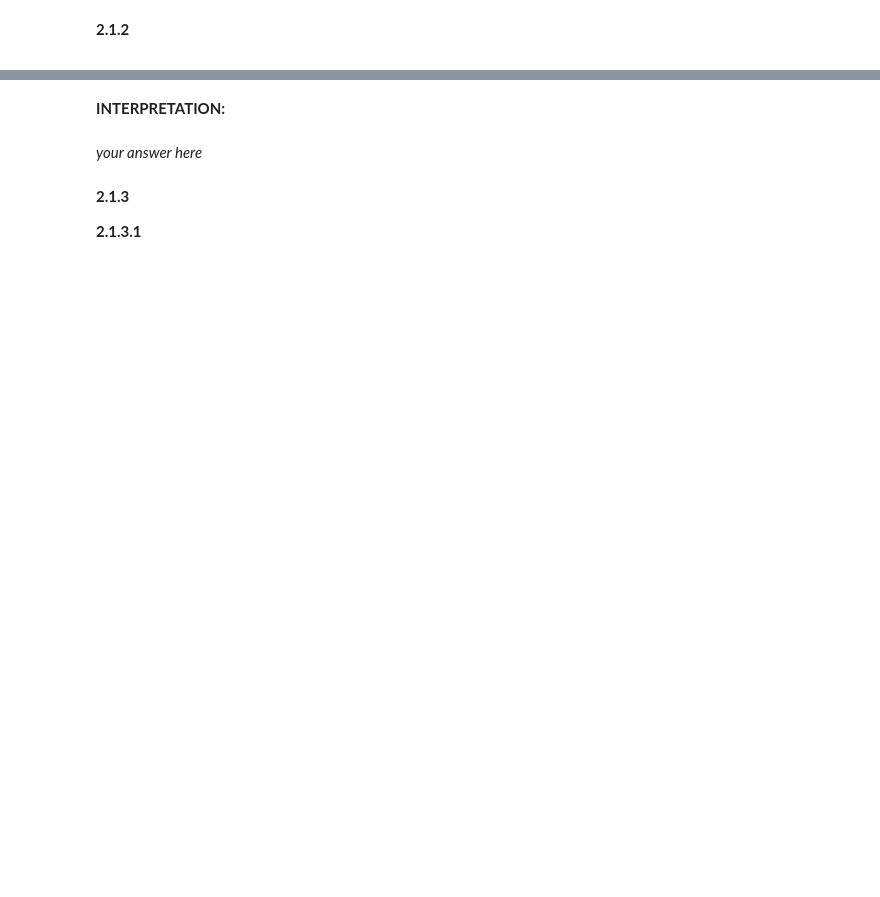
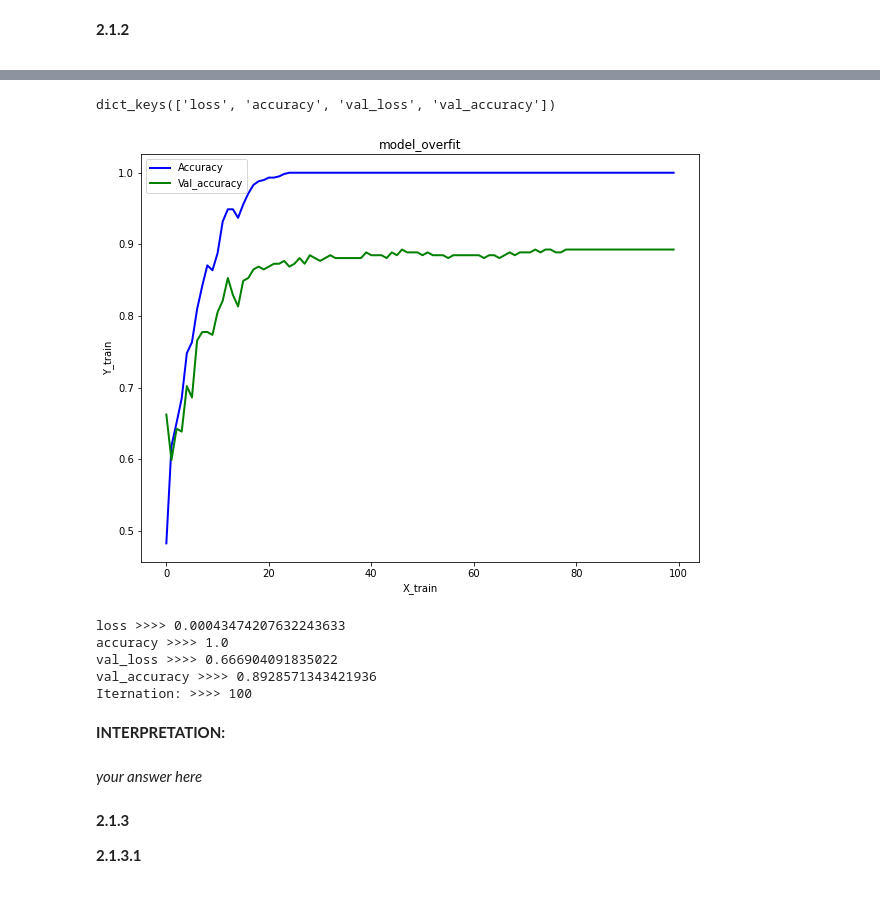
Before and after one commit to rajavemula/AI2_HW1, a Jupyter notebook: ai2-c1-hw1-students.ipynb, the cells around one changed output, grey strips where cells are left out. Cells and saved outputs as stored; diff of their text form; code cells hidden in the pictures; blank space fills up the shorter version.

```diff
--- a/ai2-c1-hw1-students.ipynb
+++ b/ai2-c1-hw1-students.ipynb
@@ -570,0 +716,2 @@ Only the **top 5** competitors (as ranked on the hidden private leaderboard) wil
+# %%
+X_train, X_test, y_train, y_test = train_test_split(x, y, train_size = 0.7,random_state=44)
@@ -578,0 +732,28 @@ Only the **top 5** competitors (as ranked on the hidden private leaderboard) wil
+# %%
+# your code here
+'''
+Build a fully-connected network (FCN) with the architecture given below using tensorflow.keras and assign it to a variable called model_overfit:
+
+Number of hidden layers: 3
+Nodes per hidden layer: 100, 100, 100
+Activation function: ReLU
+Loss function: binary_crossentropy
+Output unit: Sigmoid
+Optimizer: adam (use the defaults; no other tuning)
+Epochs: no more than 2,000
+Batch size: 128
+Validation size: 0.3
+Use regularization techniques like Batch Normalization, Dropout, and Early Stopping to prevent overfitting.
+
+'''
+#creating a Sequential model
+NN_model = tf.keras.models.Sequential()
+
+NN_model.add(tf.keras.layers.Dense(100, input_dim=df.shape[1]-1, activation='relu'))
+NN_model.add(tf.keras.layers.Dense(100, activation='relu'))
+NN_model.add(tf.keras.layers.Dense(100, activation='relu'))
+
+NN_model.add(tf.keras.layers.Dense(1, activation='sigmoid'))
+
+# Compiling the mode with binary_crossentropy
+NN_model.compile(loss='binary_crossentropy', optimizer='adam', metrics=['accuracy'])
@@ -578,0 +780,2 @@ Only the **top 5** competitors (as ranked on the hidden private leaderboard) wil
+# %%
+history = NN_model.fit(X_train, y_train, epochs=100, batch_size=128, verbose=1, validation_split=0.3)
@@ -579,3 +800,33 @@ Only the **top 5** competitors (as ranked on the hidden private leaderboard) wil
+# %%
+history.history.keys()
+# %% [output]
+dict_keys(['loss', 'accuracy', 'val_loss', 'val_accuracy'])
+# %%
+# Plot the training accuracy and validation accuracy
+plt.rcParams["figure.figsize"] = (10,7.5)
+
+plt.plot(history.history['accuracy'], label='Accuracy', markersize=15, color='blue',  linewidth=2)
+plt.plot(history.history['val_accuracy'], label='Val_accuracy', markersize=15, color='green',  linewidth=2)
+
+
+plt.xlabel('X_train')
+plt.ylabel('Y_train')
+plt.title("model_overfit")
+plt.legend()
+plt.show()
+# %% [output]
+[figure, added]
+# %%
+for i in history.history.keys():
+    print(i, ">>>>", history.history[i][-1])
+
+print("Iternation: >>>>", len(history.history["loss"]))
+# %% [output]
+loss >>>> 0.00043474207632243633
+accuracy >>>> 1.0
+val_loss >>>> 0.666904091835022
+val_accuracy >>>> 0.8928571343421936
+Iternation: >>>> 100
 # %% [markdown]
 **INTERPRETATION:**
 # %% [markdown]
```
Also changed, not shown: parts of 58 cells of this notebook.
